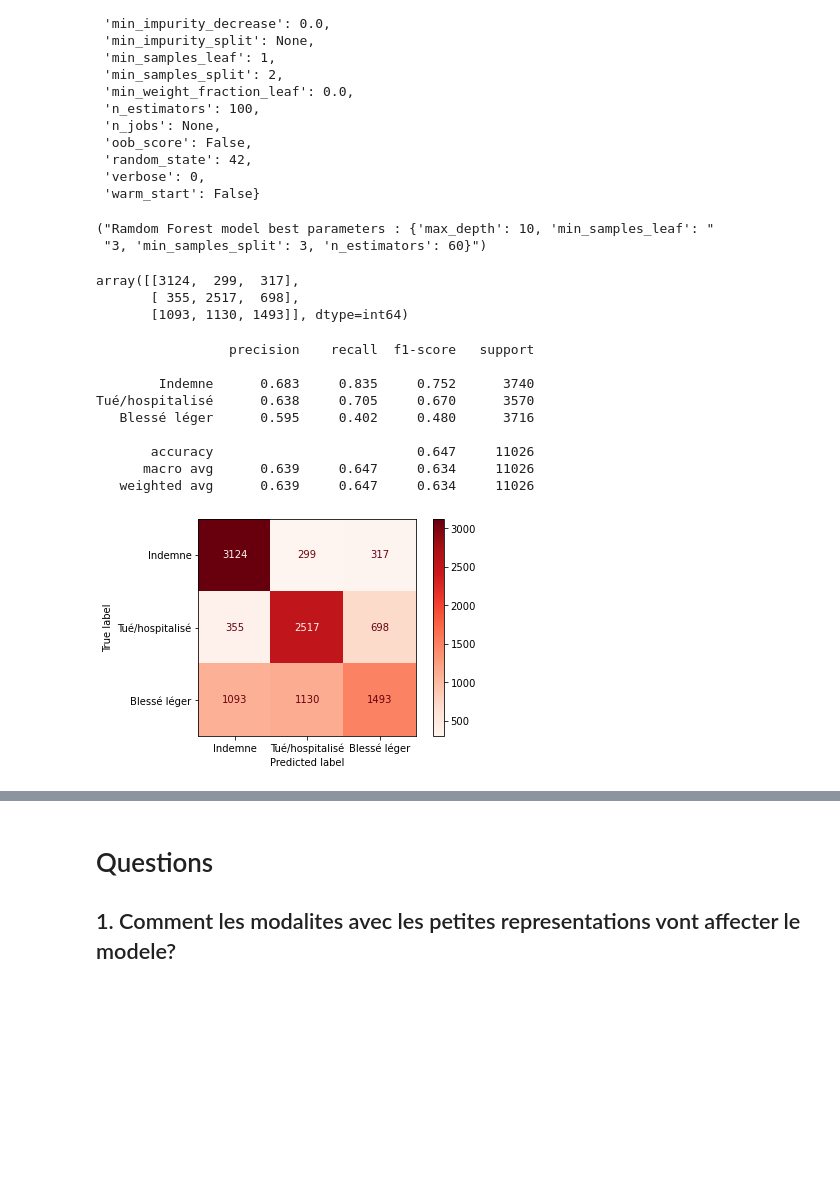
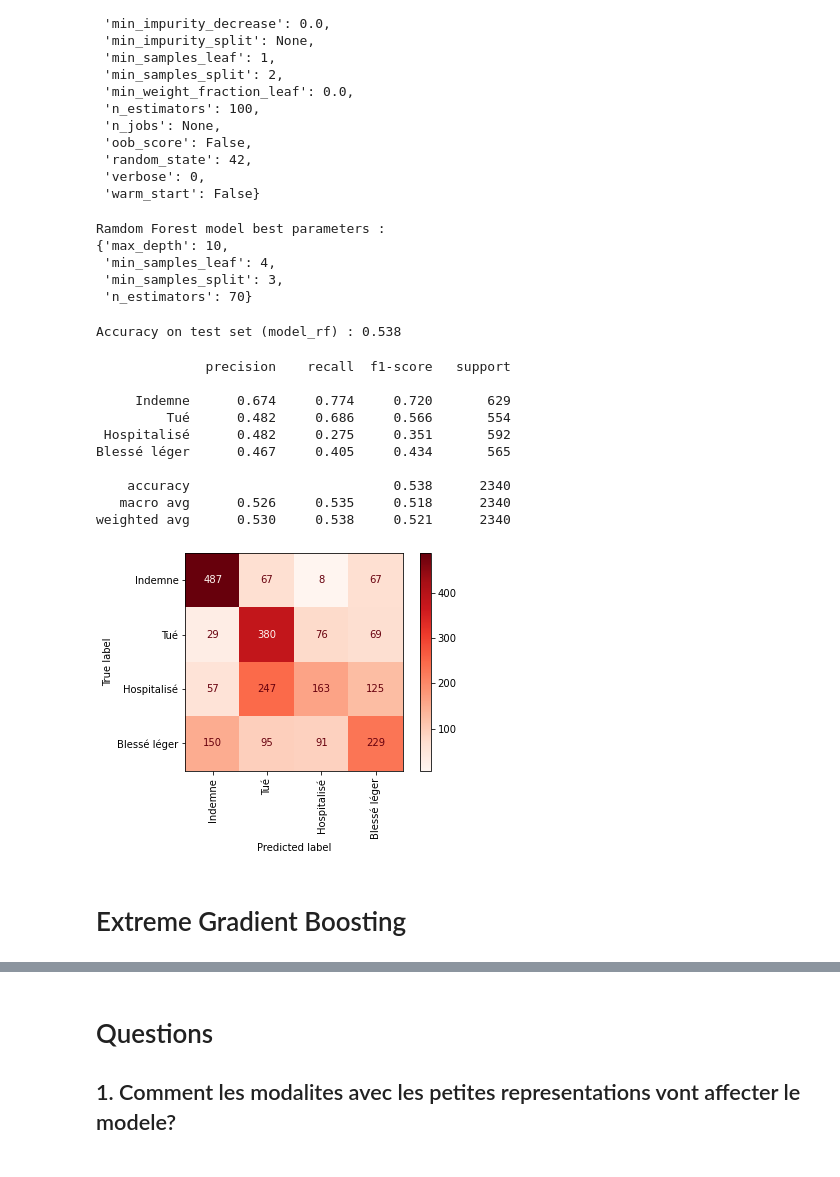
Before and after one commit to htsull/Algo_Python_Class_Project, a Jupyter notebook: project - Copy - Copy.ipynb, the cells around one changed output, grey strips where cells are left out. Saved outputs shown, nothing was run; the diff lists cells and outputs as text; code cells hidden in the pictures; blank space fills up the shorter version.

```diff
--- a/project - Copy - Copy.ipynb
+++ b/project - Copy - Copy.ipynb
@@ -419,6 +419,6 @@ Test accuracy  : 0.549
 # %%
 from sklearn.metrics import plot_confusion_matrix, classification_report
-labels_disp = ["Indemne", "Tué", "hospitalisé", "Blessé léger"]
+labels_disp = ["Indemne", "Tué", "Hospitalisé", "Blessé léger"]
 print(classification_report(y_test, predictions_test, digits=3, zero_division = 1, target_names = labels_disp)),
 disp = plot_confusion_matrix(model_rf,
                              X_test,
@@ -471,61 +469,63 @@ Parameters currently in use :
  'warm_start': False}
 # %%
 from sklearn.model_selection import GridSearchCV
-# Create the parameter grid based on the results of random search
 param_grid = {
     'max_depth': [5, 10],
     'min_samples_leaf': [3, 4, 5],
     'min_samples_split': [3, 4, 5],
-    'n_estimators': [50, 60, 70]
+    'n_estimators': [50, 60, 70, 100]
 }
 
 # Instantiate the grid search model
-rf_grid_search = GridSearchCV(estimator = model_rf,
+rf_grid = GridSearchCV(estimator = model_rf,
                            param_grid = param_grid,
                            cv = 5, n_jobs=-1)
 # %%
 # Fit the grid search to the data
-best_in_grid = rf_grid_search.fit(X_train, y_train)
+best_rf_grid = rf_grid.fit(X_train, y_train)
 # %%
-pprint('Ramdom Forest model best parameters : {}'.format(best_in_grid.best_params_))
+print('Ramdom Forest model best parameters :')
+pprint(best_rf_grid.best_params_)
 # %% [output]
-("Ramdom Forest model best parameters : {'max_depth': 10, 'min_samples_leaf': "
- "3, 'min_samples_split': 3, 'n_estimators': 60}")
+Ramdom Forest model best parameters :
+{'max_depth': 10,
+ 'min_samples_leaf': 4,
+ 'min_samples_split': 3,
+ 'n_estimators': 70}
 # %%
-best_rf_model = best_in_grid.best_estimator_
+best_rf_model = best_rf_grid.best_estimator_
 best_rf_pred = best_rf_model.predict(X_test)
 # %%
-# acc = best_rf_model.score(X_test, y_test)
-# print('Accuracy on test set (model_rf) : {:04.2f}'.format(acc))
+
+print('Accuracy on test set (model_rf) : {:04.3f}'.format(best_rf_model.score(X_test, y_test)))
+# %% [output]
+Accuracy on test set (model_rf) : 0.538
-# %%
-from sklearn.metrics import confusion_matrix
-confusion_matrix(y_test, best_rf_pred)
-# %% [output]
-array([[3124,  299,  317],
-       [ 355, 2517,  698],
-       [1093, 1130, 1493]], dtype=int64)
 # %%
 print(classification_report(y_test, best_rf_pred,
                             digits=3, zero_division = 1,
                             target_names = labels_disp))
 
 disp = plot_confusion_matrix(best_rf_model,
                              X_test,
                              y_test,
                              cmap='Reds',
                              values_format='d',
-                             display_labels=labels_disp)
+                             display_labels=labels_disp,
+                             xticks_rotation='vertical')
 # %% [output]
-                 precision    recall  f1-score   support
+              precision    recall  f1-score   support
 
-        Indemne      0.683     0.835     0.752      3740
-Tué/hospitalisé      0.638     0.705     0.670      3570
-   Blessé léger      0.595     0.402     0.480      3716
+     Indemne      0.674     0.774     0.720       629
+         Tué      0.482     0.686     0.566       554
+ Hospitalisé      0.482     0.275     0.351       592
+Blessé léger      0.467     0.405     0.434       565
 
-       accuracy                          0.647     11026
-      macro avg      0.639     0.647     0.634     11026
-   weighted avg      0.639     0.647     0.634     11026
+    accuracy                          0.538      2340
+   macro avg      0.526     0.535     0.518      2340
+weighted avg      0.530     0.538     0.521      2340
-[figure, old version]
+[figure, new version]
+# %% [markdown]
+# Extreme Gradient Boosting
 # %%
 # On redécoupe la base en train/test
 
```
Also changed, not shown: parts of 35 cells of this notebook.
